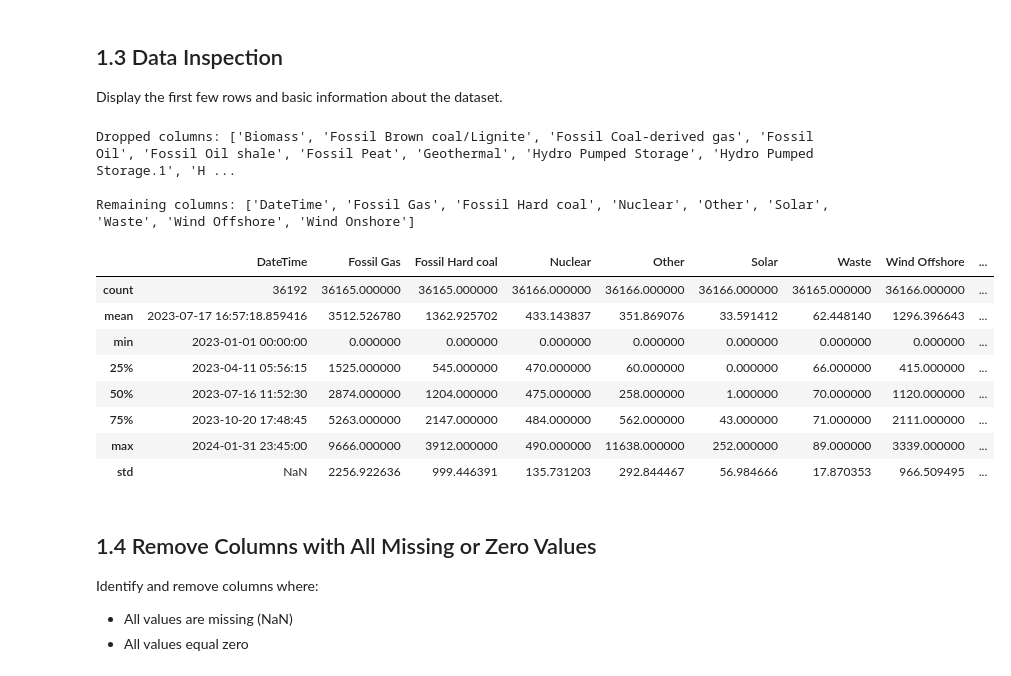
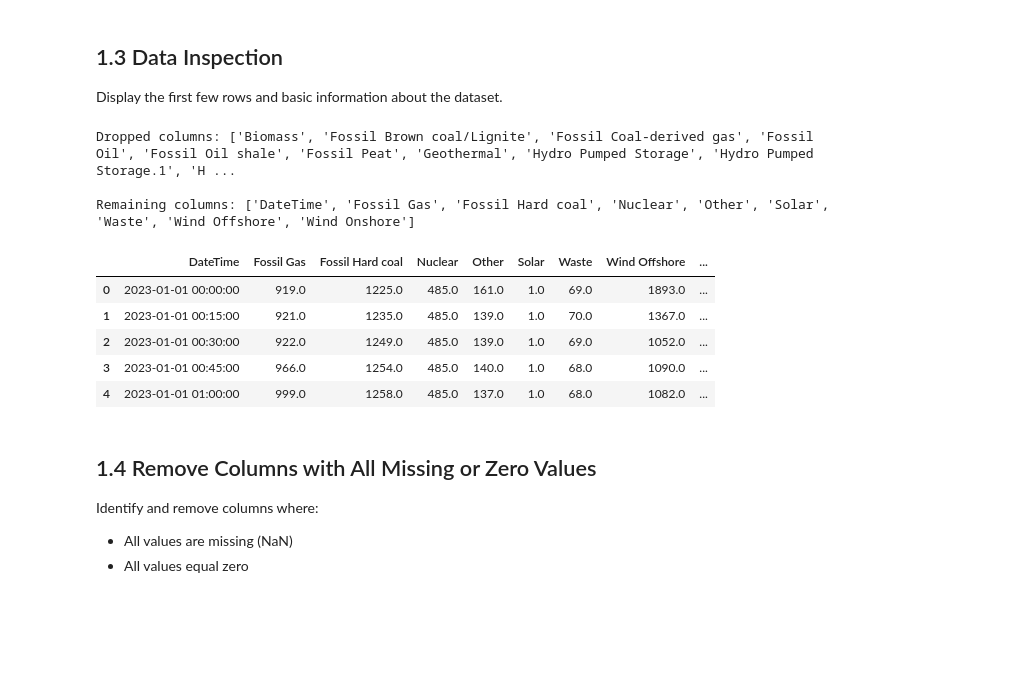
Before and after one commit to daphnemesquita2/1BM110, a Jupyter notebook: Assignment_1.ipynb, the cells around one changed output. Drawn from its saved outputs; the diff is of its cells as text; code cells hidden in the pictures; blank space fills up the shorter version.

```diff
--- a/Assignment_1.ipynb
+++ b/Assignment_1.ipynb
@@ -75,24 +79,20 @@ pd.DataFrame({'Data Type': df.dtypes})
 Display the first few rows and basic information about the dataset.
 # %%
 # Display basic statistics
-stats = df.describe()
 
 print(f"Dropped columns: {cols_to_drop}")
 print("\nRemaining columns:", df.columns.tolist())
-stats
+df.head()
 # %% [output]
 Dropped columns: ['Biomass', 'Fossil Brown coal/Lignite', 'Fossil Coal-derived gas', 'Fossil Oil', 'Fossil Oil shale', 'Fossil Peat', 'Geothermal', 'Hydro Pumped Storage', 'Hydro Pumped Storage.1', 'H ...
 
 Remaining columns: ['DateTime', 'Fossil Gas', 'Fossil Hard coal', 'Nuclear', 'Other', 'Solar', 'Waste', 'Wind Offshore', 'Wind Onshore']
 |  | DateTime | Fossil Gas | Fossil Hard coal | Nuclear | Other | Solar | Waste | Wind Offshore | ... |
-| count | 36192 | 36165.000000 | 36165.000000 | 36166.000000 | 36166.000000 | 36166.000000 | 36165.000000 | 36166.000000 | ... |
-| mean | 2023-07-17 16:57:18.859416 | 3512.526780 | 1362.925702 | 433.143837 | 351.869076 | 33.591412 | 62.448140 | 1296.396643 | ... |
-| min | 2023-01-01 00:00:00 | 0.000000 | 0.000000 | 0.000000 | 0.000000 | 0.000000 | 0.000000 | 0.000000 | ... |
-| 25% | 2023-04-11 05:56:15 | 1525.000000 | 545.000000 | 470.000000 | 60.000000 | 0.000000 | 66.000000 | 415.000000 | ... |
-| 50% | 2023-07-16 11:52:30 | 2874.000000 | 1204.000000 | 475.000000 | 258.000000 | 1.000000 | 70.000000 | 1120.000000 | ... |
-| 75% | 2023-10-20 17:48:45 | 5263.000000 | 2147.000000 | 484.000000 | 562.000000 | 43.000000 | 71.000000 | 2111.000000 | ... |
-| max | 2024-01-31 23:45:00 | 9666.000000 | 3912.000000 | 490.000000 | 11638.000000 | 252.000000 | 89.000000 | 3339.000000 | ... |
-| std | NaN | 2256.922636 | 999.446391 | 135.731203 | 292.844467 | 56.984666 | 17.870353 | 966.509495 | ... |
+| 0 | 2023-01-01 00:00:00 | 919.0 | 1225.0 | 485.0 | 161.0 | 1.0 | 69.0 | 1893.0 | ... |
+| 1 | 2023-01-01 00:15:00 | 921.0 | 1235.0 | 485.0 | 139.0 | 1.0 | 70.0 | 1367.0 | ... |
+| 2 | 2023-01-01 00:30:00 | 922.0 | 1249.0 | 485.0 | 139.0 | 1.0 | 69.0 | 1052.0 | ... |
+| 3 | 2023-01-01 00:45:00 | 966.0 | 1254.0 | 485.0 | 140.0 | 1.0 | 68.0 | 1090.0 | ... |
+| 4 | 2023-01-01 01:00:00 | 999.0 | 1258.0 | 485.0 | 137.0 | 1.0 | 68.0 | 1082.0 | ... |
 # %% [markdown]
 ## 1.4 Remove Columns with All Missing or Zero Values
 
```
Also changed, not shown: parts of 12 cells of this notebook.
